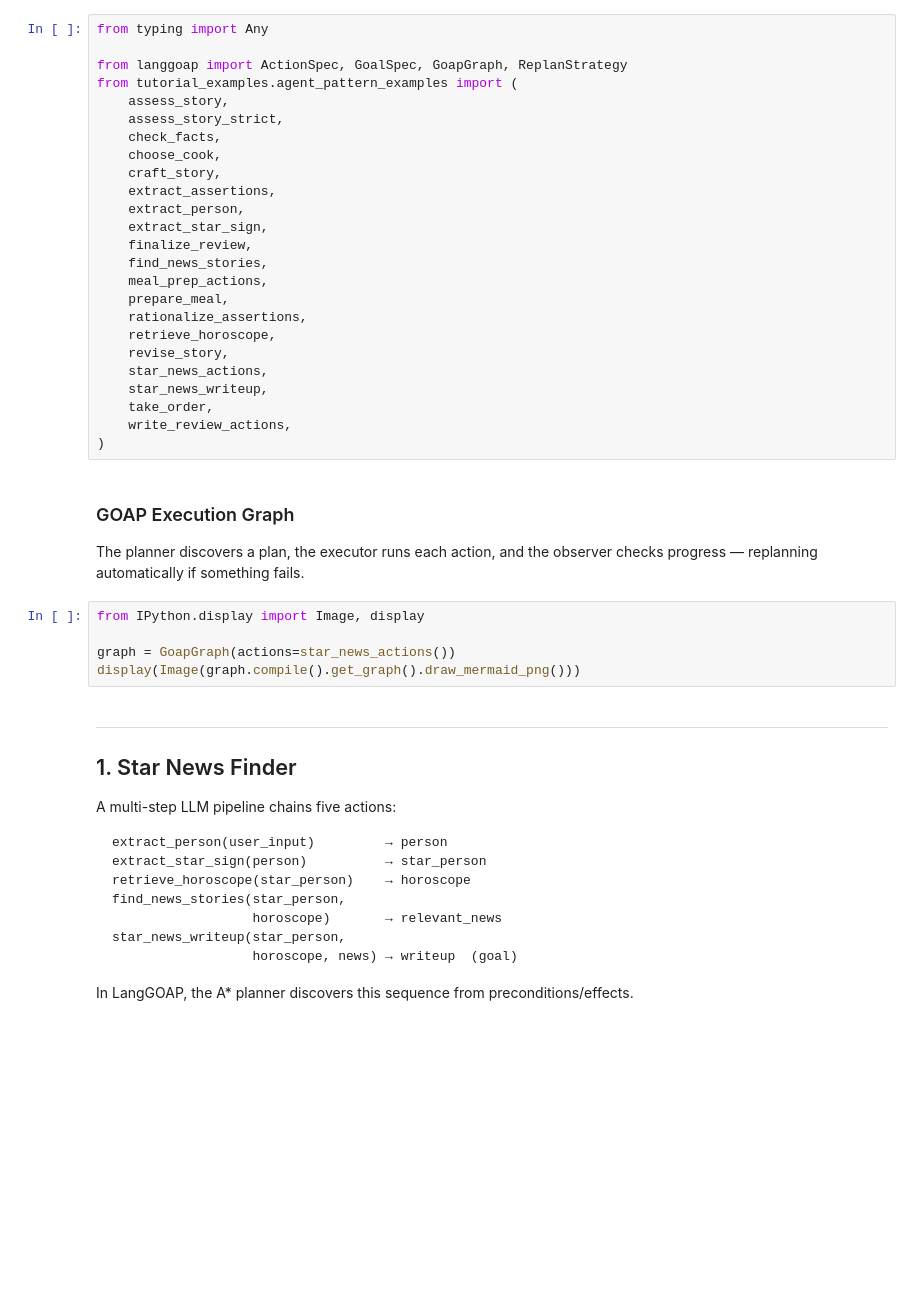
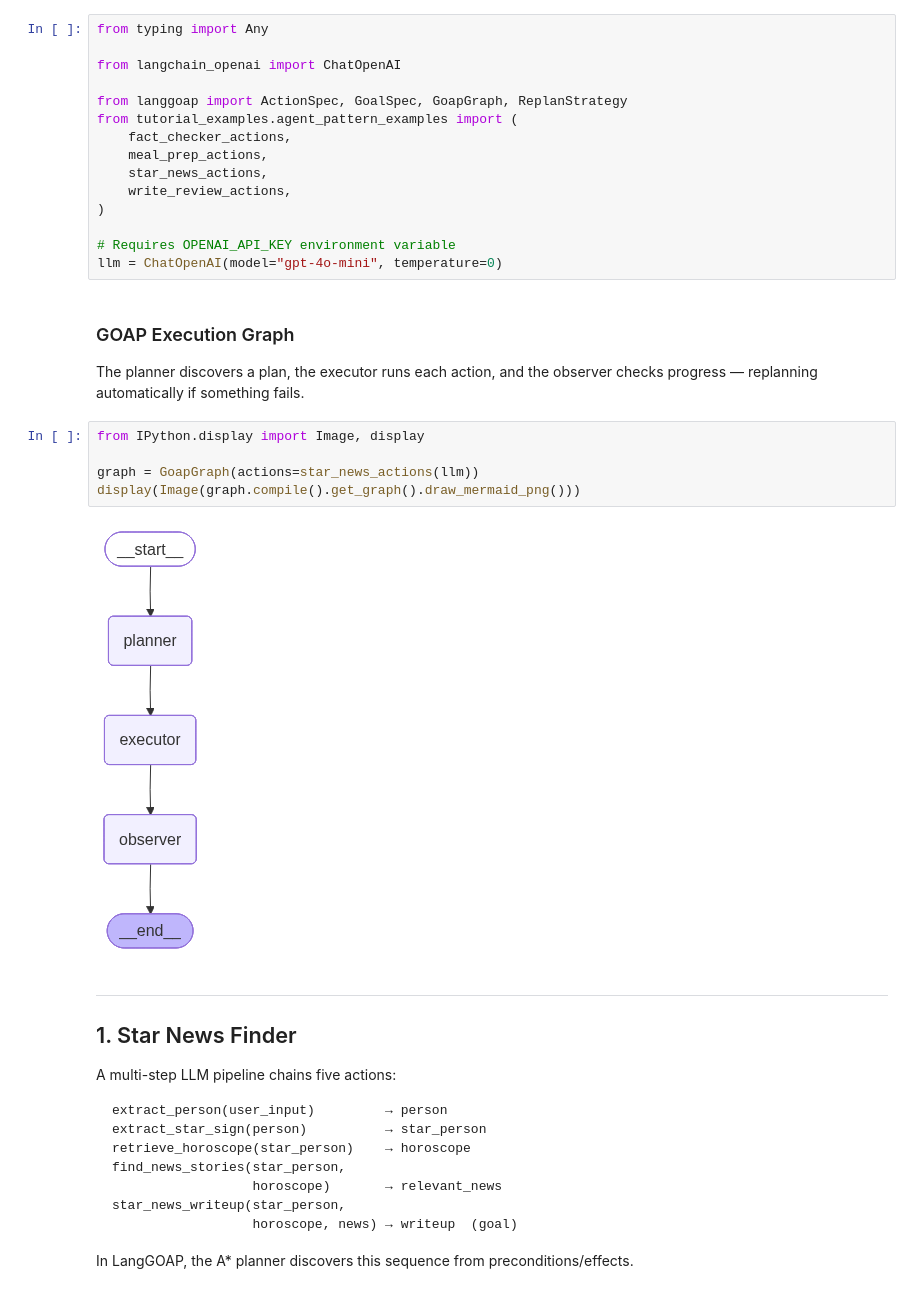
Before and after one commit to LangGOAP/LangGOAP, a Jupyter notebook: examples/tutorials/agent_pattern_examples_goapified.ipynb, the cells around one changed output. Saved outputs shown, nothing was run; the diff lists cells and outputs as text; blank space fills up the shorter version.

```diff
--- a/examples/tutorials/agent_pattern_examples_goapified.ipynb
+++ b/examples/tutorials/agent_pattern_examples_goapified.ipynb
@@ -16,28 +16,18 @@ automatically.
 # %%
 from typing import Any
 
+from langchain_openai import ChatOpenAI
+
 from langgoap import ActionSpec, GoalSpec, GoapGraph, ReplanStrategy
 from tutorial_examples.agent_pattern_examples import (
-    assess_story,
-    assess_story_strict,
-    check_facts,
-    choose_cook,
-    craft_story,
-    extract_assertions,
-    extract_person,
-    extract_star_sign,
-    finalize_review,
-    find_news_stories,
+    fact_checker_actions,
     meal_prep_actions,
-    prepare_meal,
-    rationalize_assertions,
-    retrieve_horoscope,
-    revise_story,
     star_news_actions,
-    star_news_writeup,
-    take_order,
     write_review_actions,
 )
+
+# Requires OPENAI_API_KEY environment variable
+llm = ChatOpenAI(model="gpt-4o-mini", temperature=0)
 # %% [markdown]
 ### GOAP Execution Graph
 
@@ -46,8 +36,10 @@ observer checks progress — replanning automatically if something fails.
 # %%
 from IPython.display import Image, display
 
-graph = GoapGraph(actions=star_news_actions())
+graph = GoapGraph(actions=star_news_actions(llm))
 display(Image(graph.compile().get_graph().draw_mermaid_png()))
+# %% [output]
+[figure, added]
 # %% [markdown]
 ---
 
```
Also changed, not shown: parts of 13 cells of this notebook, 35 other files.
